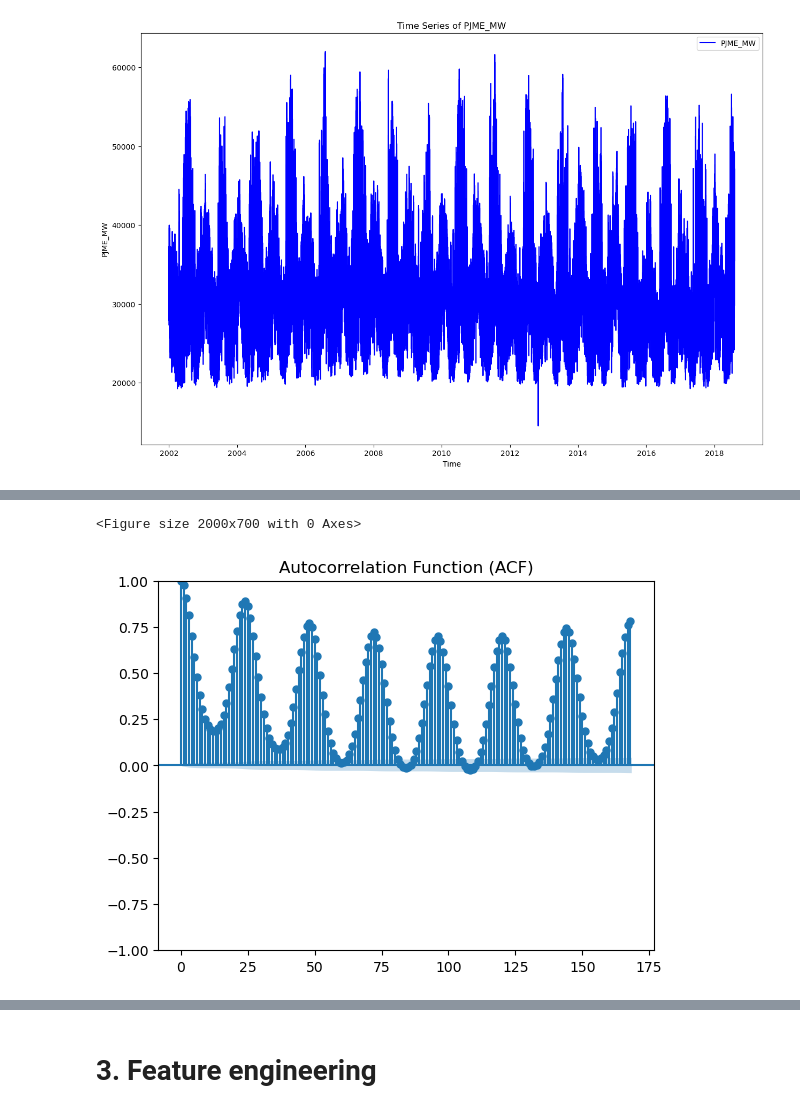
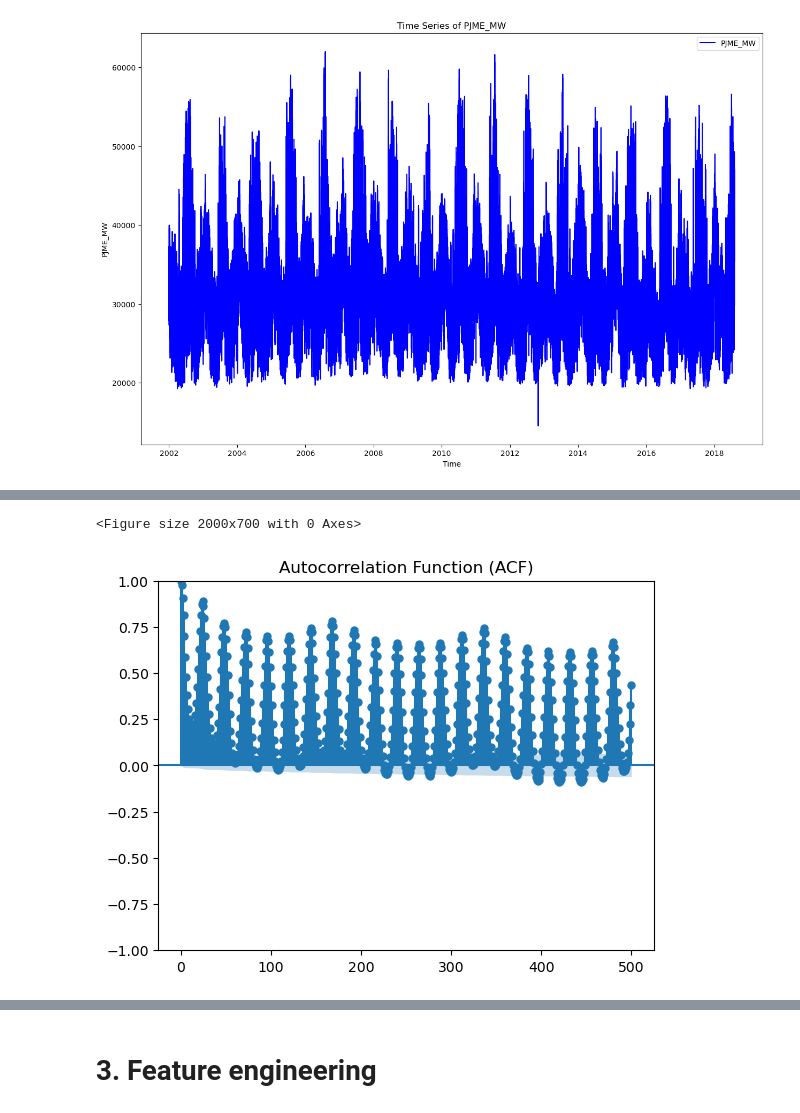
Before and after one commit to peerapat-t/Hourly-energy-consumption-prediction, a Jupyter notebook: Housely energy consumption prediction.ipynb, the cells around one changed output, grey strips where cells are left out. Cells and saved outputs as stored; diff of their text form; code cells hidden in the pictures.

```diff
--- a/Housely energy consumption prediction.ipynb
+++ b/Housely energy consumption prediction.ipynb
@@ -166,8 +167,8 @@ plt.show()
 # %%
 plt.figure(figsize=(20, 7))
-plot_acf(df['PJME_MW'], lags=168)
+plot_acf(df['PJME_MW'], lags=500)
 plt.title('Autocorrelation Function (ACF)')
 plt.show()
 # %% [output]
 <Figure size 2000x700 with 0 Axes>
-[figure, old version]
+[figure, new version]
```
Also changed, not shown: parts of 28 cells of this notebook.
